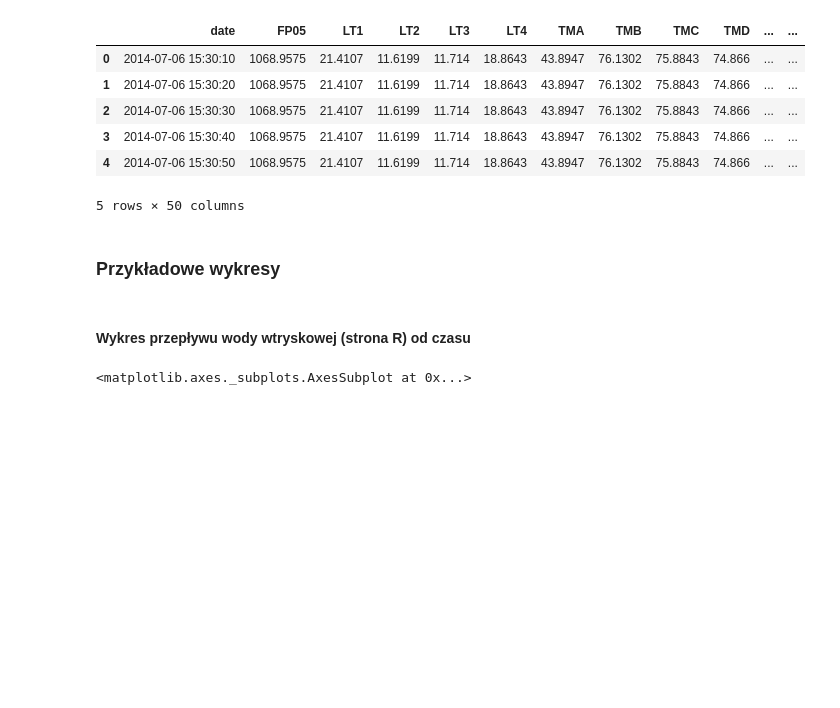
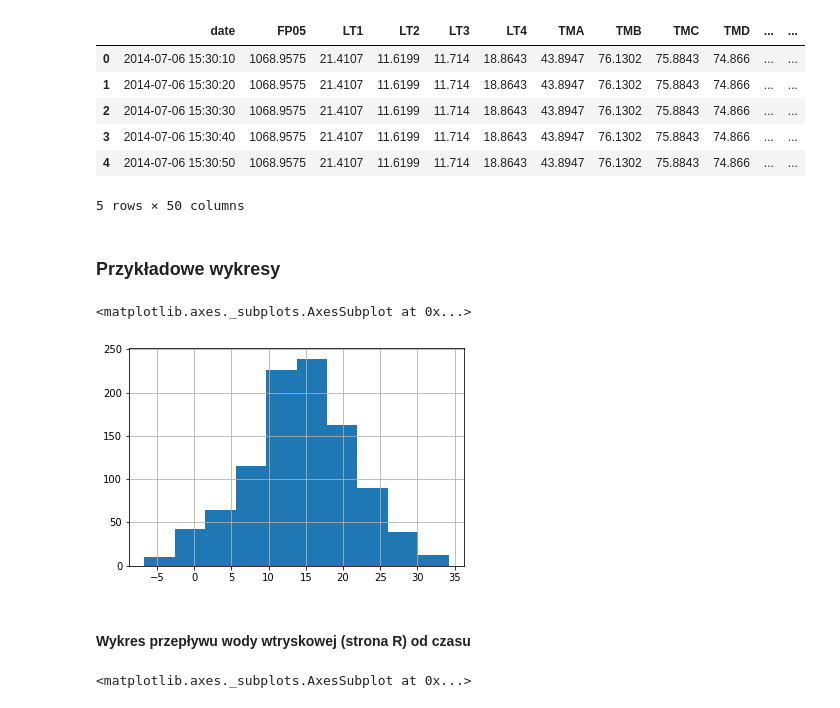
Before and after one commit to kubasikora/MI-Projekt, a Jupyter notebook: DataDisplayer.ipynb, the cells around one changed output. Saved outputs shown, nothing was run; the diff lists cells and outputs as text; code cells hidden in the pictures; blank space fills up the shorter version.

```diff
--- a/DataDisplayer.ipynb
+++ b/DataDisplayer.ipynb
@@ -46,6 +46,11 @@ Reading sheet d2
 # %% [markdown]
 
 ### Przykładowe wykresy
+# %%
+df["LT01"].hist()
+# %% [output]
+<matplotlib.axes._subplots.AxesSubplot at 0x...>
+[figure, added]
 # %% [markdown]
 #### Wykres przepływu wody wtryskowej (strona R) od czasu
 # %%
```
Also changed, not shown: parts of 3 cells of this notebook, 5 other files.
